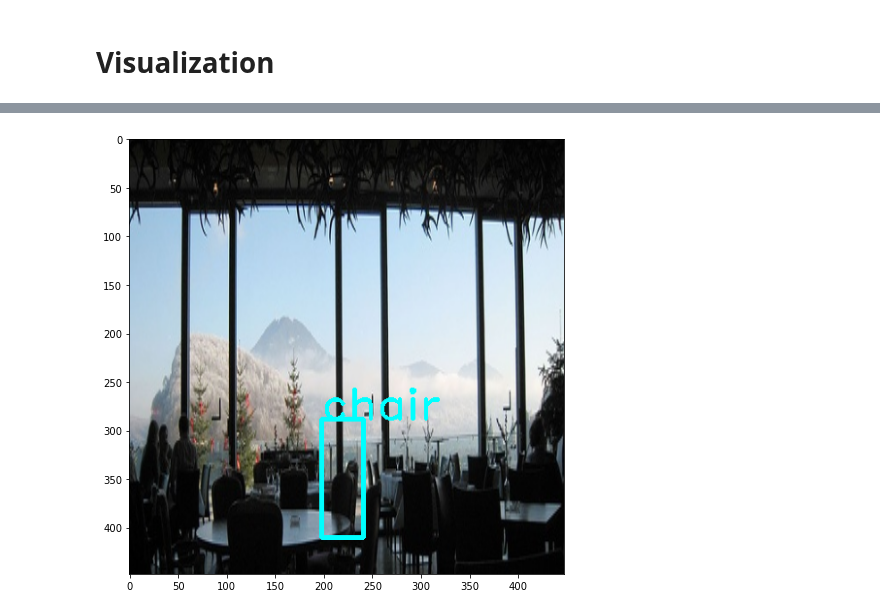
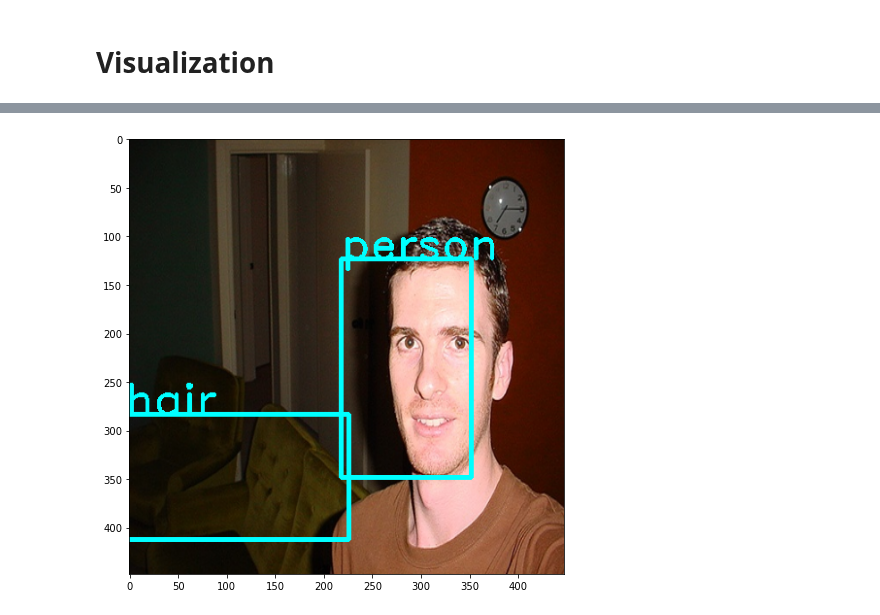
Before and after one commit to chengche6230/Deep-Learning-Course-Team-Project, a Jupyter notebook: Competition_2/Com2_lecture.ipynb, the cells around one changed output, grey strips where cells are left out. Saved outputs shown, nothing was run; the diff lists cells and outputs as text; code cells hidden in the pictures.

```diff
--- a/Competition_2/Com2_lecture.ipynb
+++ b/Competition_2/Com2_lecture.ipynb
@@ -285,9 +438,8 @@ _________________________________________________________________
 # %%
 img_inputs = keras.Input(shape=(IMAGE_SIZE, IMAGE_SIZE, 3))
+outputs = build_YOLOv3(img_inputs)
 
-# outputs = layers.Dense(1470)(x)
-
-model = keras.Model(inputs=inputs, outputs=outputs, name="####")
+model = keras.Model(inputs=img_inputs, outputs=outputs, name="YOLOv3")
 model.summary()
 # %% [markdown]
 # Define Loss
@@ -499,8 +651,8 @@ train_loss_metric = tf.keras.metrics.Mean(name='loss')
 # %%
 ckpt = tf.train.Checkpoint(epoch=tf.Variable(0), net=model)
 
-manager = tf.train.CheckpointManager(ckpt, './ckpts/YOLO', max_to_keep=3,
-                                     checkpoint_name='yolo')
+manager = tf.train.CheckpointManager(ckpt, './ckpts/DenseNet', max_to_keep=3,
+                                     checkpoint_name='densenet')
 
 ###############################################
 # Auto Update latest_check point
@@ -534,7 +686,7 @@ def train_step(image, labels, objects_num):
 from datetime import datetime
 # %%
 print("{}, start training.".format(datetime.now()))
-for i in range(EPOCHS):
+for i in range(3):
     train_loss_metric.reset_states()
     ckpt.epoch.assign_add(1)
 
@@ -572,3 +708,9 @@ Saved checkpoint for epoch 10: ./ckpts/YOLO/yolo-10
+# %%
+# Retrain base model
+base_model.trainable = True
+model.compile()
+# re-compile @train_step
+# continue train for-
 # %% [markdown]
 # Testing
 # %%
@@ -765,7 +910,7 @@ import os
 # %%
 bounding_boxes = evaluate.BoundingBoxes()
 # %%
-imgName = '000126.jpg'
+imgName = '001629.jpg'
 imgPath = os.path.join('./dataset/VOCdevkit_test/VOC2007/JPEGImages', imgName)
 np_img = cv2.imread(imgPath)
 resized_img = cv2.resize(src=np_img, dsize=(IMAGE_SIZE, IMAGE_SIZE))
@@ -775,31 +920,31 @@ np_img = np_img.astype(np.float32)
 np_img = np_img / 255.0 * 2 - 1
 np_img = np.reshape(np_img, (1, IMAGE_SIZE, IMAGE_SIZE, 3))
 
 # Predict
 y_pred = model(np_img, training=False)
 xmin, ymin, xmax, ymax, class_num, conf, num_of_pred_box = process_outputs(y_pred)
 for i in range(num_of_pred_box):
     class_name = classes_name[class_num[i]]
     cv2.rectangle(resized_img, (int(xmin[i]), int(ymin[i])), (int(xmax[i]), int(ymax[i])), (0, 255, 255), 3)
     cv2.putText(resized_img, class_name, (int(xmin[i]), int(ymin[i])), 2, 1.5, (0, 255, 255), 2)
     # print(class_name)
     # plt.imshow(resized_img)
     # plt.show()
 plt.figure(figsize=(8,8))
 plt.imshow(resized_img)
 plt.show()
 # class_name = classes_name[class_num]
 
 # Add bouding_box into bounding_boxes
 # bouding_box = evaluate.BoundingBox(imageName=imgName, classId=class_num, x=int(xmin), y=int(ymax), w=int(xmax-xmin), h=int(ymax-ymin))
 # bounding_boxes.addBoundingBox(bouding_box)
 
 # Plot
 # cv2.rectangle(resized_img, (int(xmin), int(ymin)), (int(xmax), int(ymax)), (0, 255, 255), 3)
 # cv2.putText(resized_img, class_name, (0, 200), 2, 1.5, (0, 255, 255), 2)
 
 # plt.figure(figsize=(8,8))
 # plt.imshow(resized_img)
 # plt.show()
 # %% [output]
-[figure, old version]
+[figure, new version]
```
Also changed, not shown: parts of 11 cells of this notebook, 5 other files.
